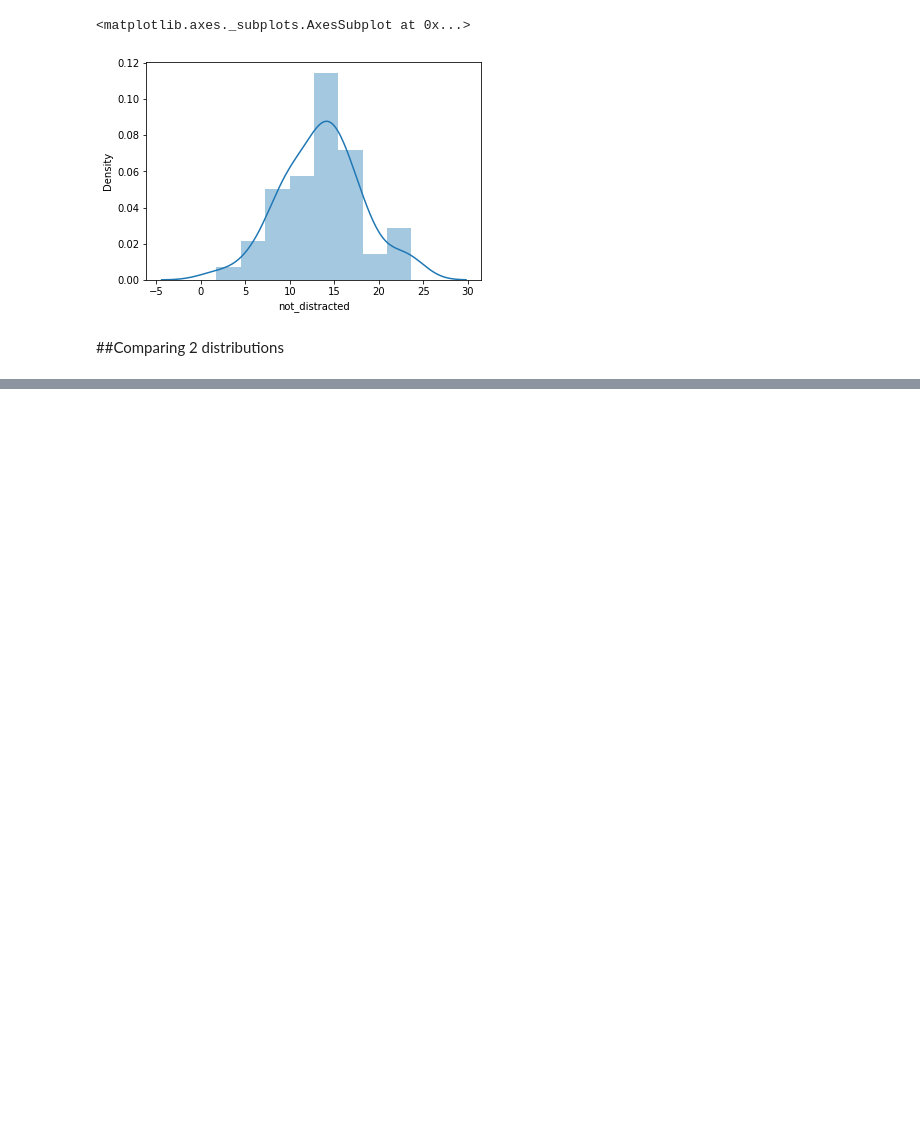
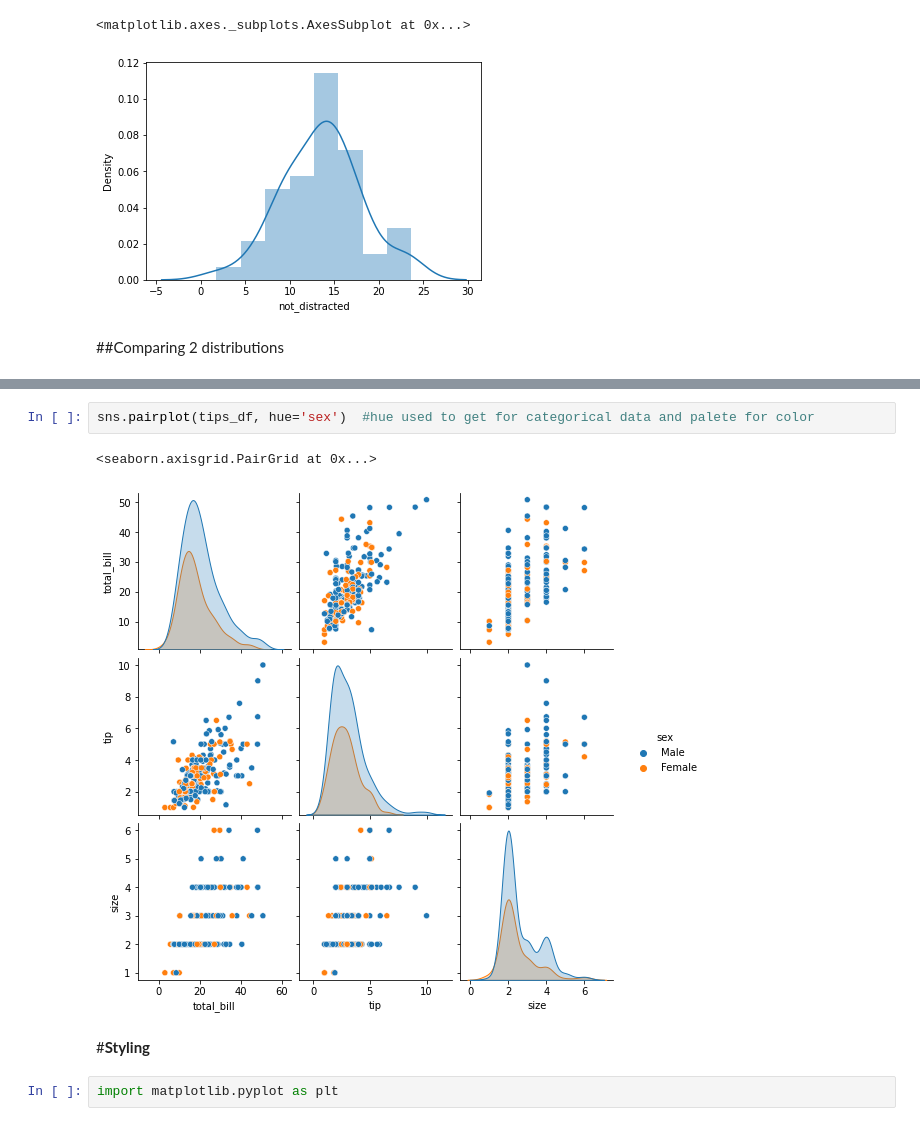
Before and after one commit to yagnik99/Daily-Basic-Coding, a Jupyter notebook: Seaborn.ipynb, the cells around one changed output, grey strips where cells are left out. Cells and saved outputs as stored; diff of their text form; blank space fills up the shorter version.

```diff
--- a/Seaborn.ipynb
+++ b/Seaborn.ipynb
@@ -51,0 +69,9 @@ sns.jointplot(x = 'speeding', y= 'alcohol', data = crash_df, kind = 'reg')    #
+# %%
+sns.pairplot(tips_df, hue='sex')  #hue used to get for categorical data and palete for color
+# %% [output]
+<seaborn.axisgrid.PairGrid at 0x...>
+[figure, added]
+# %% [markdown]
+#**Styling**
+# %%
+import matplotlib.pyplot as plt
```
Also changed, not shown: parts of 26 cells of this notebook.
